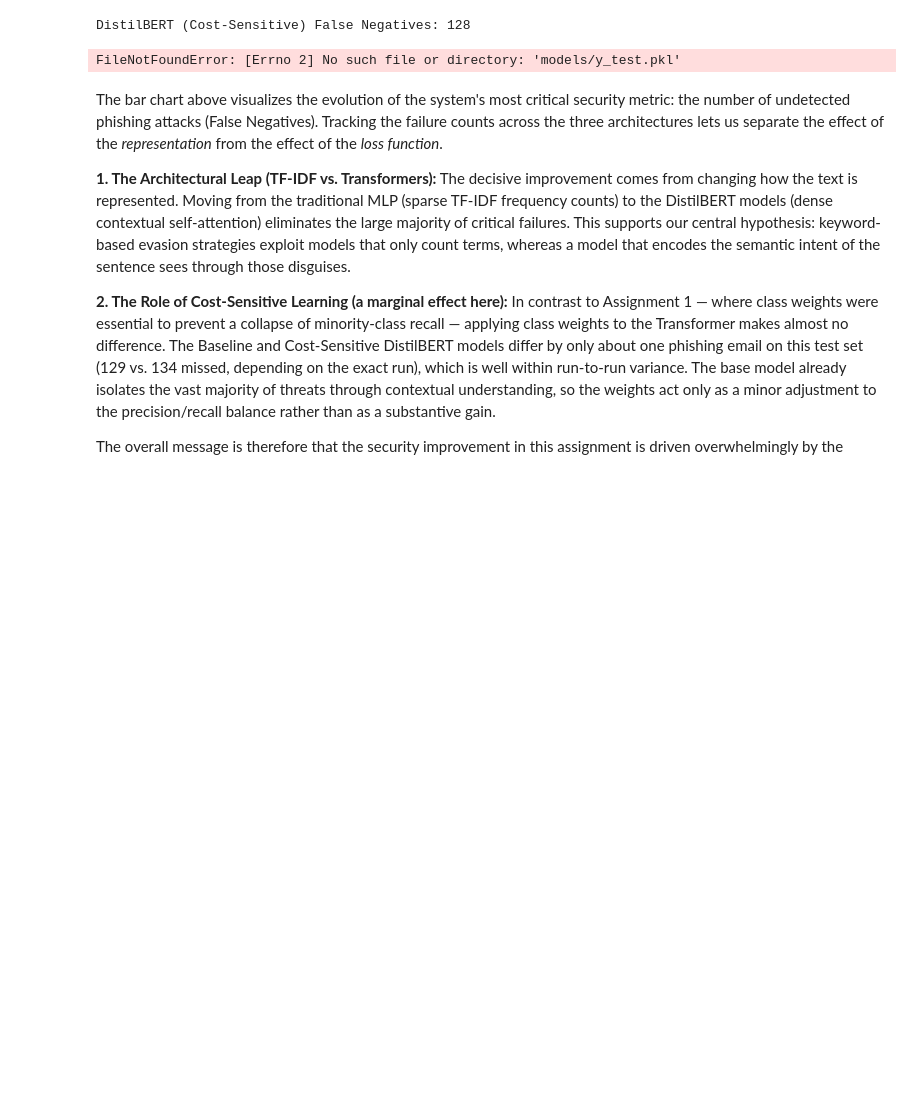
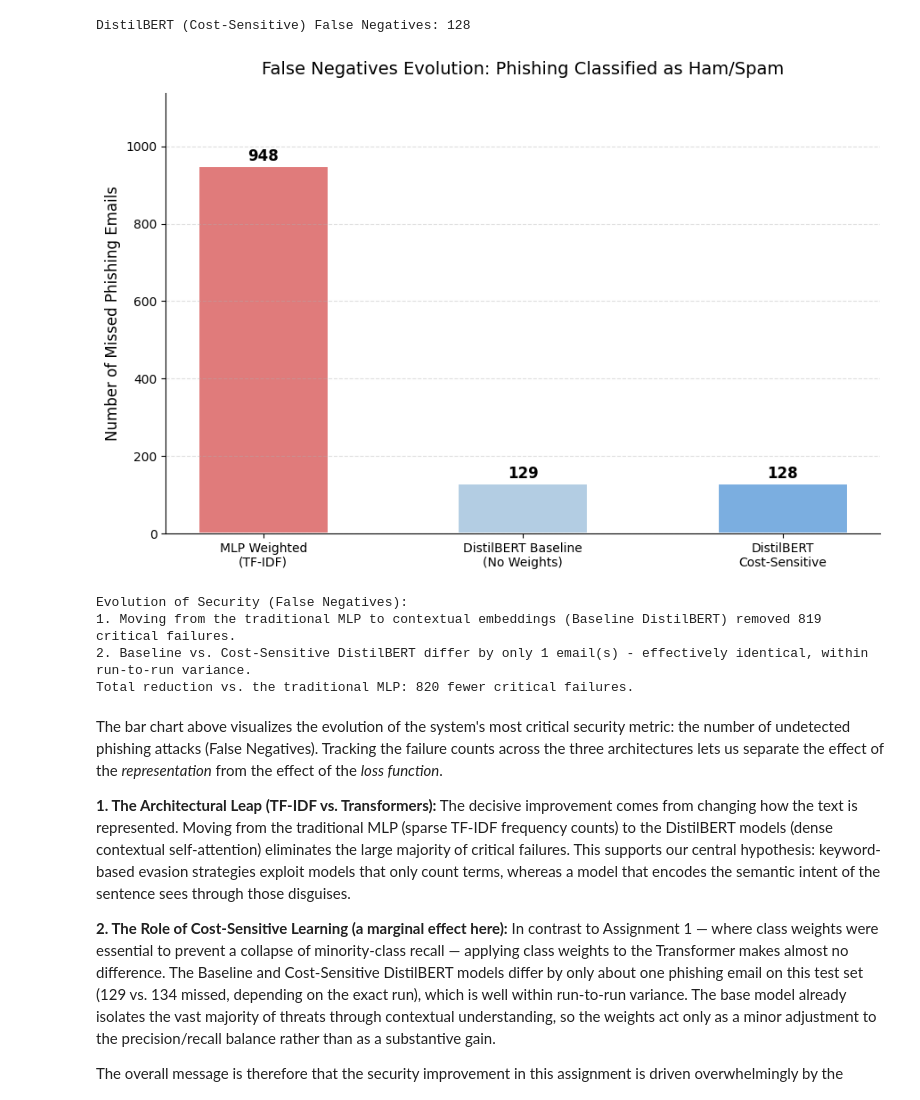
Before and after one commit to Alejandro-131004/Natural-Language-Processing, a Jupyter notebook: Project_2.ipynb, the cells around one changed output. Saved outputs shown, nothing was run; the diff lists cells and outputs as text; code cells hidden in the pictures; blank space fills up the shorter version.

```diff
--- a/Project_2.ipynb
+++ b/Project_2.ipynb
@@ -1065,8 +1067,12 @@ DistilBERT (Cost-Sensitive) False Negatives: 128
 # %%
 # 2. Data extraction
 # --- REAL MLP VALUES (Assignment 1) ---
-y_test_mlp = joblib.load('models/y_test.pkl')
-y_pred_mlp = np.load('models/all_preds_mlp_weighted.npy')
+if 'y_test' in globals():
+    y_test_mlp = np.asarray(y_test).astype(int)
+else:
+    y_test_mlp = np.load('data/y_test.npy').astype(int)
+
+y_pred_mlp = np.load('all_preds_mlp_weighted.npy')
 y_test_mlp = np.array(y_test_mlp).astype(int)
 y_pred_mlp = np.array(y_pred_mlp).astype(int)
 
@@ -1077,34 +1083,38 @@ count_fn_mlp = int(np.sum((y_test_mlp == 1) & (y_pred_mlp != 1)))
 # Baseline DistilBERT recall = 0.9849 (Section 7 report) -> FN = 8562 - round(8562*0.9849) = 129
 count_fn_bert_baseline = 8562 - round(8562 * 0.9849)  # = 129 phishing emails missed
 count_fn_bert_cost = len(fn_bert_indices)
 
 # 3. Plot the Bar Chart
 fig, ax = plt.subplots(figsize=(9, 6))
 models = ['MLP Weighted\n(TF-IDF)', 'DistilBERT Baseline\n(No Weights)', 'DistilBERT\nCost-Sensitive']
 fn_counts = [count_fn_mlp, count_fn_bert_baseline, count_fn_bert_cost]
 colors = ['#e07b7b', '#b3cde3', '#7baee0']
 
 bars = ax.bar(models, fn_counts, color=colors, width=0.5, edgecolor='white', linewidth=1.5)
 
 # Add the numbers on top of the bars
 for bar, count in zip(bars, fn_counts):
     ax.text(bar.get_x() + bar.get_width() / 2, bar.get_height() + 5,
             str(count), ha='center', va='bottom', fontsize=12, fontweight='bold')
 
 ax.set_title('False Negatives Evolution: Phishing Classified as Ham/Spam', fontsize=14, pad=15)
 ax.set_ylabel('Number of Missed Phishing Emails', fontsize=12)
 ax.set_ylim(0, max(fn_counts) * 1.2)
 ax.grid(axis='y', linestyle='--', alpha=0.4)
 sns.despine()
 plt.tight_layout()
 plt.show()
 
 print(f"\nEvolution of Security (False Negatives):")
 print(f"1. Moving from the traditional MLP to contextual embeddings (Baseline DistilBERT) removed {count_fn_mlp - count_fn_bert_baseline} critical failures.")
 print(f"2. Baseline vs. Cost-Sensitive DistilBERT differ by only {abs(count_fn_bert_baseline - count_fn_bert_cost)} email(s) - effectively identical, within run-to-run variance.")
 print(f"Total reduction vs. the traditional MLP: {count_fn_mlp - count_fn_bert_cost} fewer critical failures.")
 # %% [output]
+[figure, added]
-FileNotFoundError: [Errno 2] No such file or directory: 'models/y_test.pkl'
+Evolution of Security (False Negatives):
+1. Moving from the traditional MLP to contextual embeddings (Baseline DistilBERT) removed 819 critical failures.
+2. Baseline vs. Cost-Sensitive DistilBERT differ by only 1 email(s) - effectively identical, within run-to-run variance.
+Total reduction vs. the traditional MLP: 820 fewer critical failures.
 # %% [markdown]
 The bar chart above visualizes the evolution of the system's most critical security metric: the number of undetected phishing attacks (False Negatives). Tracking the failure counts across the three architectures lets us separate the effect of the *representation* from the effect of the *loss function*.
 
```
Also changed, not shown: parts of 4 cells of this notebook, 1 other file.
